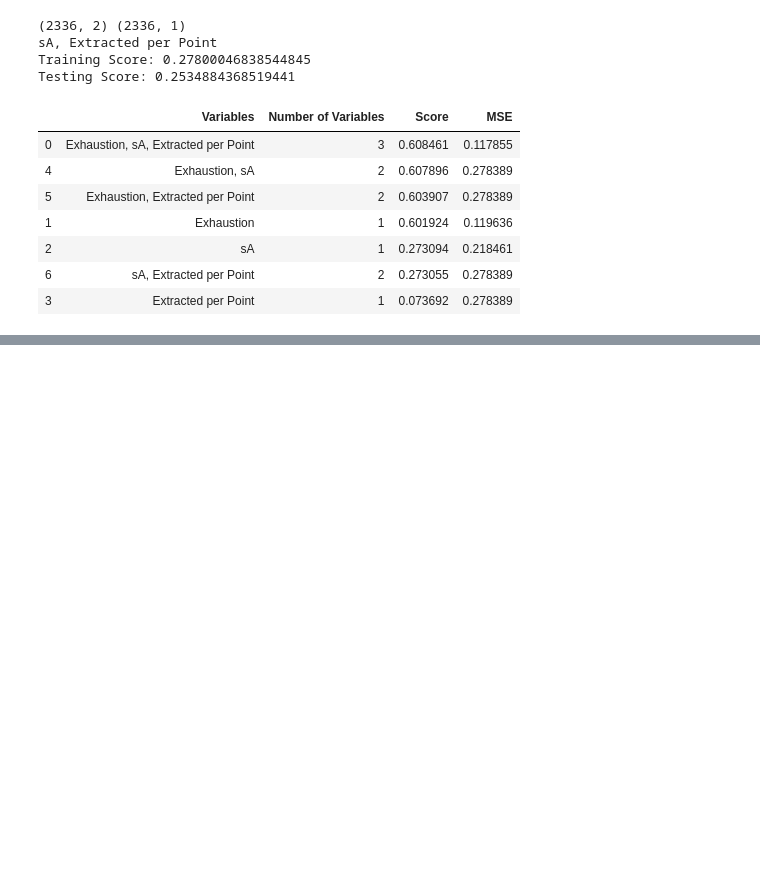
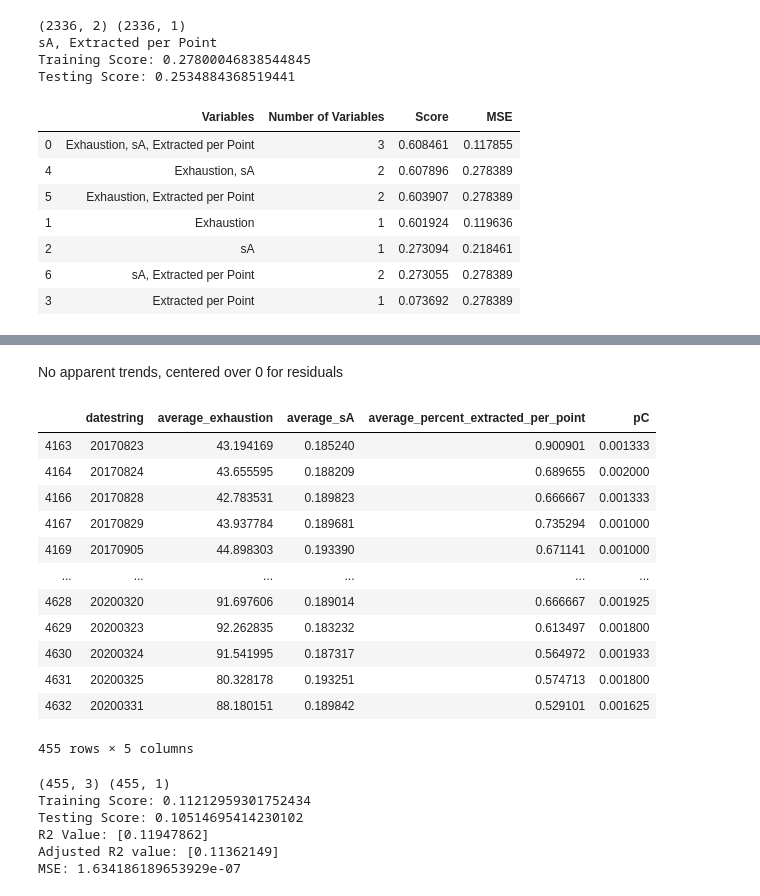
Before and after one commit to ngoodweiler/Data-Analytics-Final_Project, a Jupyter notebook: Regression_testing.ipynb, the cells around one changed output, grey strips where cells are left out. Cells and saved outputs as stored; diff of their text form; code cells hidden in the pictures; blank space fills up the shorter version.

```diff
--- a/Regression_testing.ipynb
+++ b/Regression_testing.ipynb
@@ -365,0 +378,47 @@ It can also be seen from the table that the increase in Regression Score by addi
+# %% [markdown]
+No apparent trends, centered over 0 for residuals
+# %%
+# Regression analysis on pC
+daily_pC = daily_composite.copy()
+daily_pC = daily_pC[['datestring','average_exhaustion','average_sA','average_percent_extracted_per_point','pC']].dropna()
+daily_pC
+# %% [output]
+|  | datestring | average_exhaustion | average_sA | average_percent_extracted_per_point | pC |
+| 4163 | 20170823 | 43.194169 | 0.185240 | 0.900901 | 0.001333 |
+| 4164 | 20170824 | 43.655595 | 0.188209 | 0.689655 | 0.002000 |
+| 4166 | 20170828 | 42.783531 | 0.189823 | 0.666667 | 0.001333 |
+| 4167 | 20170829 | 43.937784 | 0.189681 | 0.735294 | 0.001000 |
+| 4169 | 20170905 | 44.898303 | 0.193390 | 0.671141 | 0.001000 |
+| ... | ... | ... | ... | ... | ... |
+| 4628 | 20200320 | 91.697606 | 0.189014 | 0.666667 | 0.001925 |
+| 4629 | 20200323 | 92.262835 | 0.183232 | 0.613497 | 0.001800 |
+| 4630 | 20200324 | 91.541995 | 0.187317 | 0.564972 | 0.001933 |
+| 4631 | 20200325 | 80.328178 | 0.193251 | 0.574713 | 0.001800 |
+| 4632 | 20200331 | 88.180151 | 0.189842 | 0.529101 | 0.001625 |
+455 rows × 5 columns
+# %%
+X = daily_pC[['average_exhaustion','average_sA','average_percent_extracted_per_point']]
+y = daily_pC['pC'].values.reshape(-1,1)
+print(X.shape,y.shape)
+X_train, X_test, y_train, y_test = train_test_split(X,y,random_state = 42)
+model = LinearRegression()
+model.fit(X_train,y_train)
+training_score = model.score(X_train,y_train)
+testing_score = model.score(X_test,y_test)
+print(f'Training Score: {training_score}')
+print(f'Testing Score: {testing_score}')
+predicted = model.predict(X)
+SS_Residual = sum((y-predicted)**2)
+SS_Total = sum((y-np.mean(y))**2)
+r_squared = 1 - (float(SS_Residual))/SS_Total
+adjusted_r_squared = 1 - (1-r_squared)*(len(y)-1)/(len(y)-X.shape[1]-1)
+print(f'R2 Value: {r_squared}')
+print(f'Adjusted R2 value: {adjusted_r_squared}')
+print(f'MSE: {mean_squared_error(y,predicted)}')
+# %% [output]
+(455, 3) (455, 1)
+Training Score: 0.11212959301752434
+Testing Score: 0.10514695414230102
+R2 Value: [0.11947862]
+Adjusted R2 value: [0.11362149]
+MSE: 1.634186189653929e-07
```
Also changed, not shown: parts of 4 cells of this notebook.
